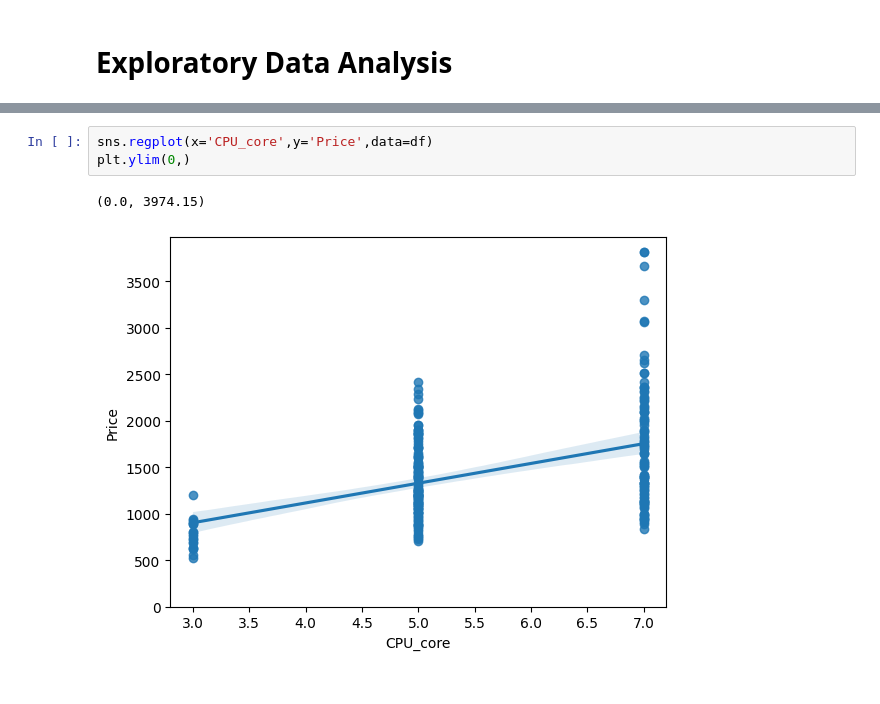
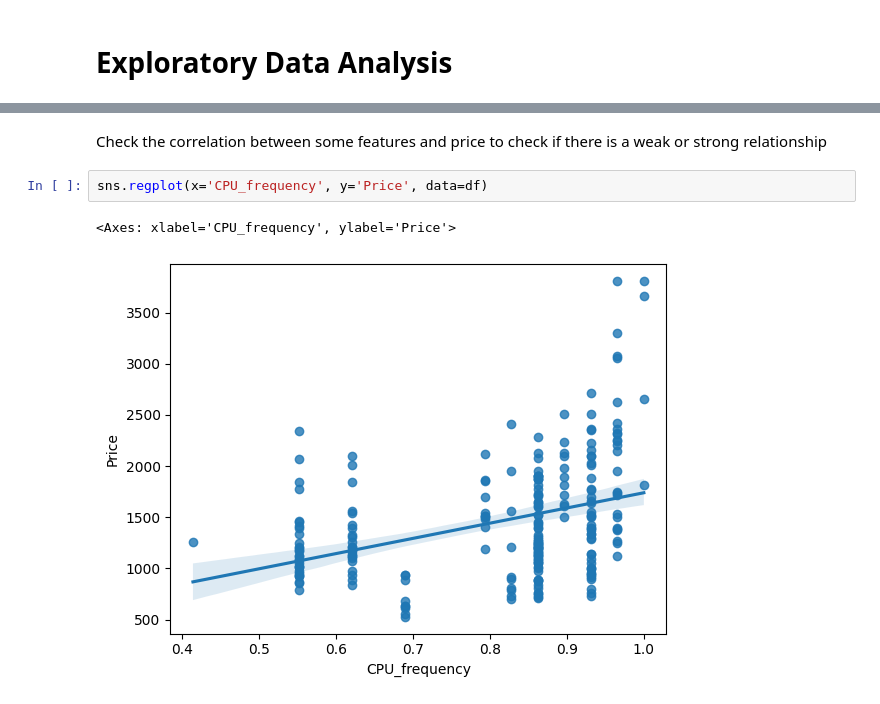
Before and after one commit to schonsnatan/Data-Analysis-Laptops, a Jupyter notebook: project.ipynb, the cells around one changed output, grey strips where cells are left out. Cells and saved outputs as stored; diff of their text form.

```diff
--- a/project.ipynb
+++ b/project.ipynb
@@ -255,6 +265,7 @@ df.head()
+# %% [markdown]
+Check the correlation between some features and price to check if there is a weak or strong relationship
 # %%
-sns.regplot(x='CPU_core',y='Price',data=df)
-plt.ylim(0,)
+sns.regplot(x='CPU_frequency', y='Price', data=df)
 # %% [output]
-(0.0, 3974.15)
+<Axes: xlabel='CPU_frequency', ylabel='Price'>
-[figure, old version]
+[figure, new version]
```
Also changed, not shown: parts of 21 cells of this notebook.
